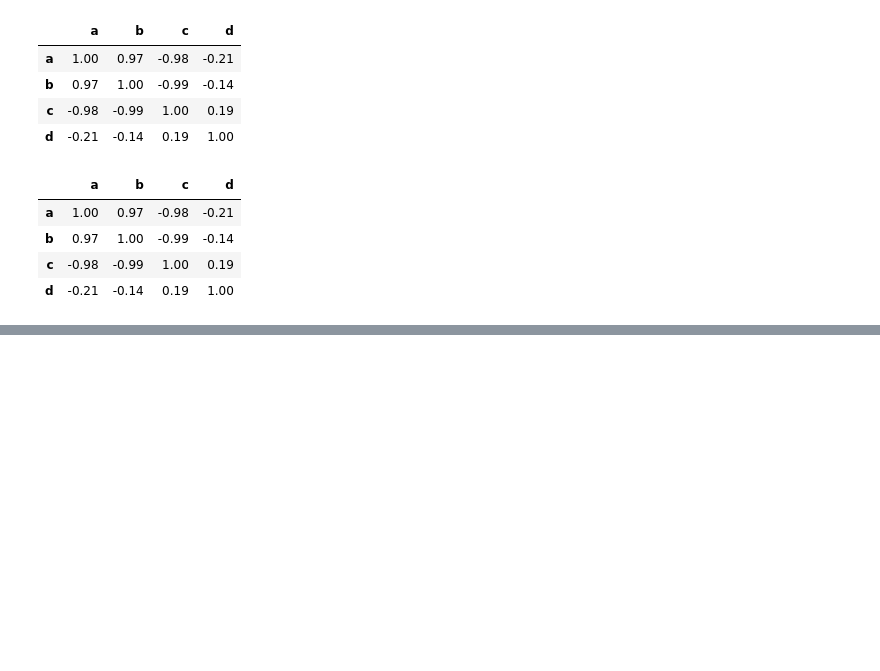
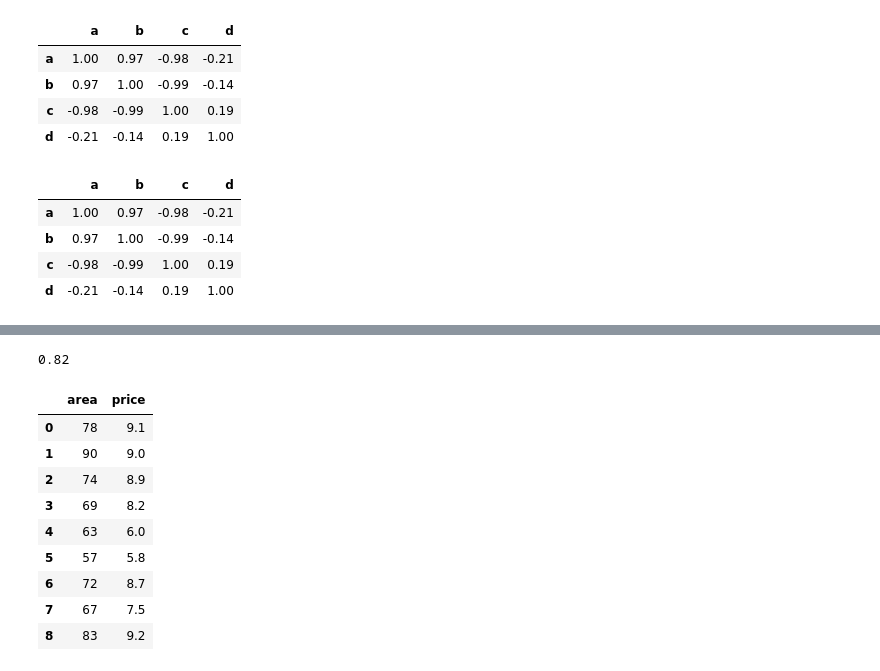
Before and after one commit to SENATOROVAI/Data-Science-For-Beginners-from-scratch-SENATOROV, a Jupyter notebook: python/lessons/sklearn.ipynb, the cells around one changed output, grey strips where cells are left out. Drawn from its saved outputs; the diff is of its cells as text; code cells hidden in the pictures; blank space fills up the shorter version.

```diff
--- a/python/lessons/sklearn.ipynb
+++ b/python/lessons/sklearn.ipynb
@@ -2596,0 +581,32 @@ plt.show()
+# %%
+x_vl = np.array([10, 8, 13, 9, 11, 14, 6, 4, 12, 7, 5])
+y_vl = np.array([8.04, 6.95, 7.58, 8.81, 8.33, 9.96, 7.24, 4.26, 10.84, 4.81, 5.68])
+xc = x_vl - np.mean(x_vl)
+yc = y_vl - np.mean(y_vl)
+
+# np.dot 1D - скалярное произведение, return скаляр
+# np.dot 1D+ - матричное произведение, return матрица
+np.round(np.dot(xc, yc) / (np.linalg.norm(xc) * np.linalg.norm(yc)), 2)
+# %% [output]
+0.82
+# %%
+# Корреляция Спирмена
+flats = pd.DataFrame(
+    {
+        "area": [78, 90, 74, 69, 63, 57, 72, 67, 83],
+        "price": [9.1, 9.0, 8.9, 8.2, 6.0, 5.8, 8.7, 7.5, 9.2],
+    }
+)
+
+flats
+# %% [output]
+|  | area | price |
+| 0 | 78 | 9.1 |
+| 1 | 90 | 9.0 |
+| 2 | 74 | 8.9 |
+| 3 | 69 | 8.2 |
+| 4 | 63 | 6.0 |
+| 5 | 57 | 5.8 |
+| 6 | 72 | 8.7 |
+| 7 | 67 | 7.5 |
+| 8 | 83 | 9.2 |
```
Also changed, not shown: parts of 17 cells of this notebook.
